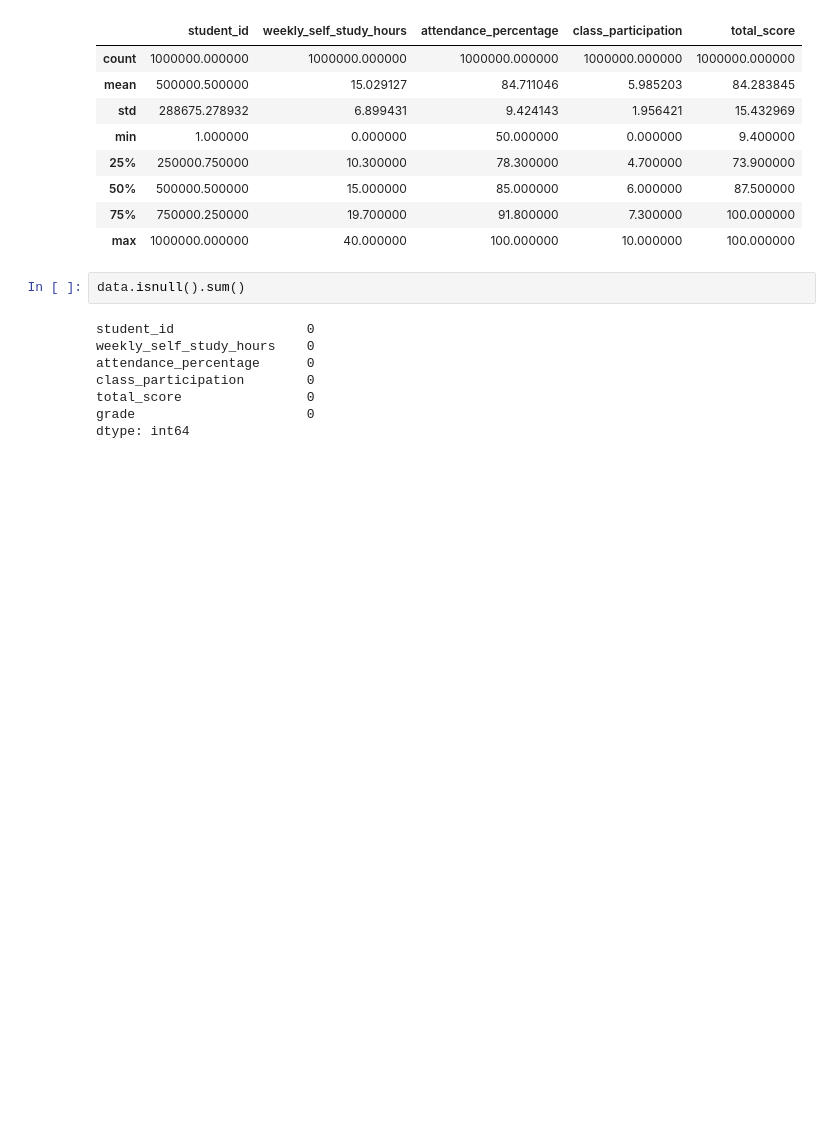
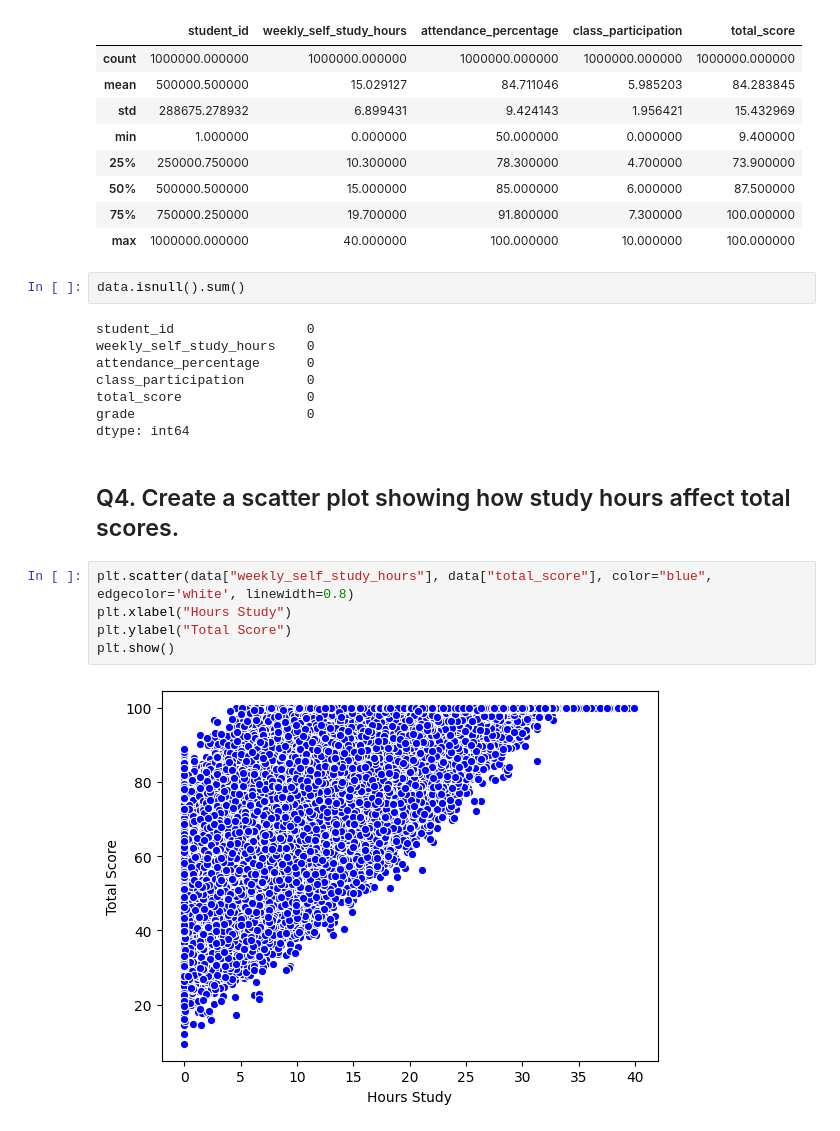
Before and after one commit to pasindu-piyumal/pandas_practice, a Jupyter notebook: practice_11/practice_11.ipynb, the cells around one changed output. Drawn from its saved outputs; the diff is of its cells as text; blank space fills up the shorter version.

Commit message:
draw Scatter plot – Study Hours vs Total Score

```diff
--- a/practice_11/practice_11.ipynb
+++ b/practice_11/practice_11.ipynb
@@ -63,3 +63,12 @@ class_participation        0
 total_score                0
 grade                      0
 dtype: int64
+# %% [markdown]
+## Q4. Create a scatter plot showing how study hours affect total scores.
+# %%
+plt.scatter(data["weekly_self_study_hours"], data["total_score"], color="blue", edgecolor='white', linewidth=0.8)
+plt.xlabel("Hours Study")
+plt.ylabel("Total Score")
+plt.show()
+# %% [output]
+[figure, added]
```
